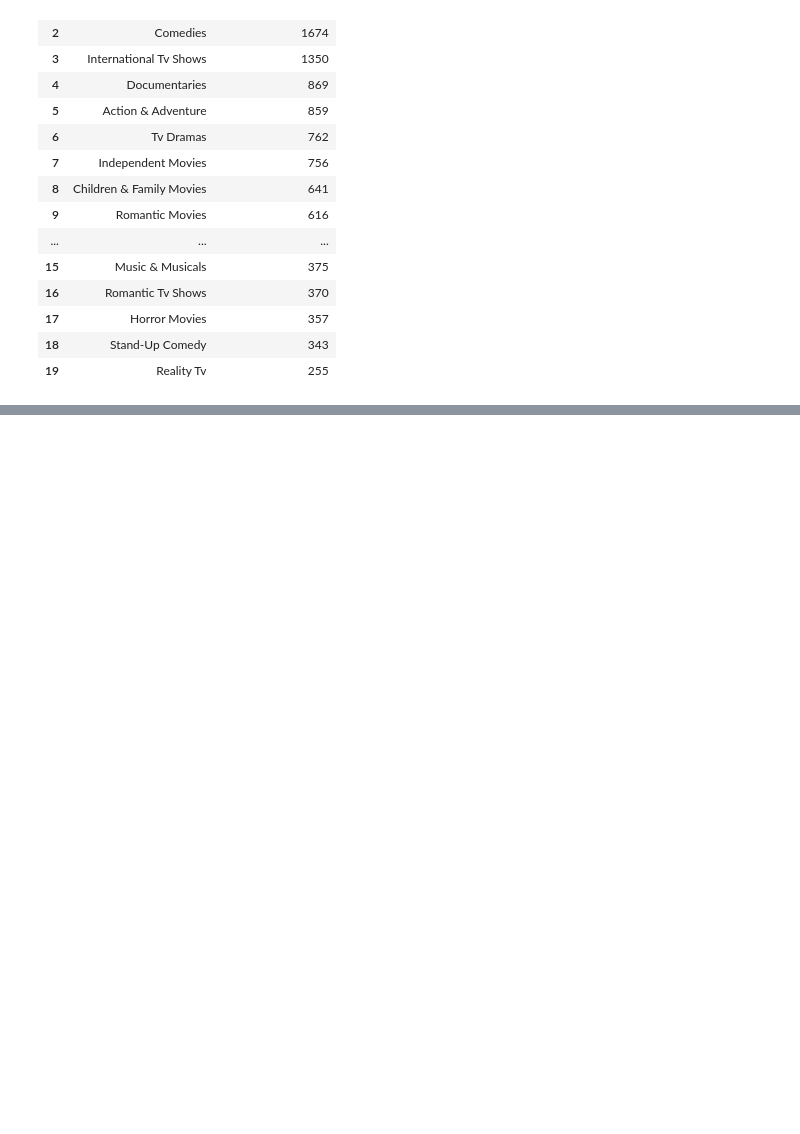
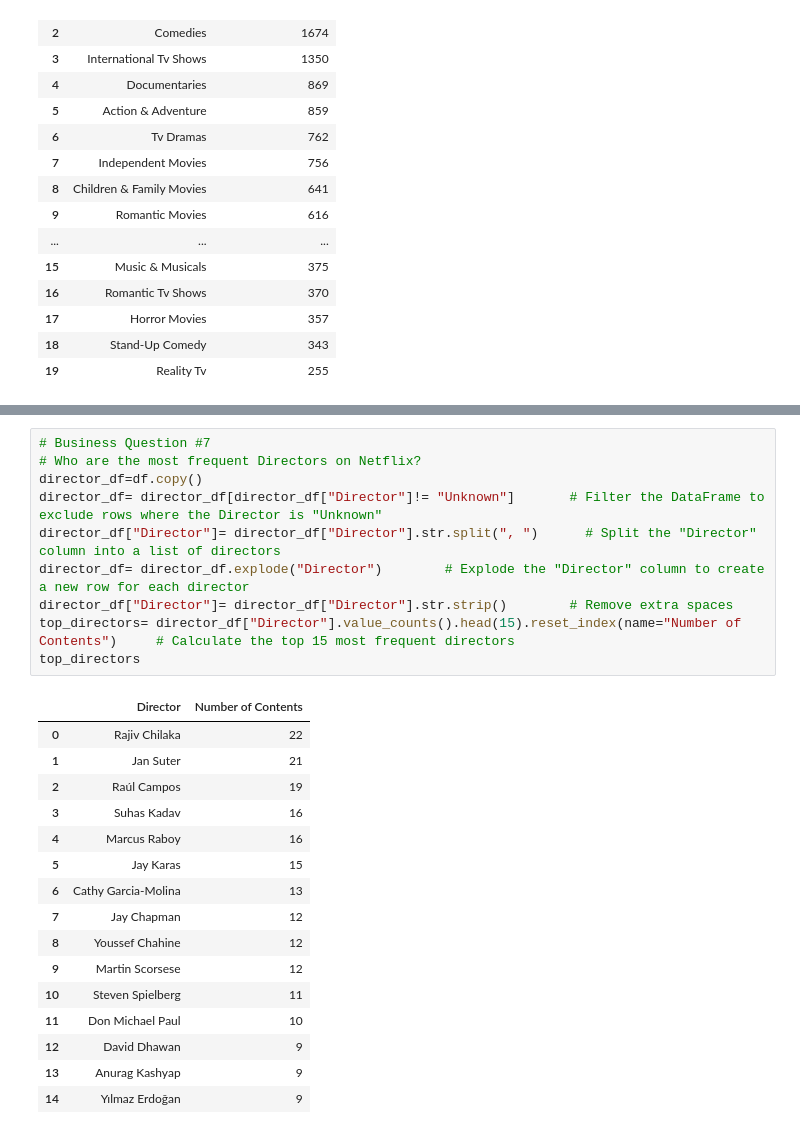
Before and after one commit to mertechcloud/Netflix-Content-Analytics, a Jupyter notebook: Notebooks/03_exploratory_data_analysis.ipynb, the cells around one changed output, grey strips where cells are left out. Saved outputs shown, nothing was run; the diff lists cells and outputs as text; blank space fills up the shorter version.

```diff
--- a/Notebooks/03_exploratory_data_analysis.ipynb
+++ b/Notebooks/03_exploratory_data_analysis.ipynb
@@ -338,0 +455,27 @@ International Movies, Drama and Comedy-related genres are among the most common
+# %%
+# Business Question #7
+# Who are the most frequent Directors on Netflix?
+director_df=df.copy()
+director_df= director_df[director_df["Director"]!= "Unknown"]       # Filter the DataFrame to exclude rows where the Director is "Unknown"
+director_df["Director"]= director_df["Director"].str.split(", ")      # Split the "Director" column into a list of directors
+director_df= director_df.explode("Director")        # Explode the "Director" column to create a new row for each director
+director_df["Director"]= director_df["Director"].str.strip()        # Remove extra spaces
+top_directors= director_df["Director"].value_counts().head(15).reset_index(name="Number of Contents")     # Calculate the top 15 most frequent directors
+top_directors
+# %% [output]
+|  | Director | Number of Contents |
+| 0 | Rajiv Chilaka | 22 |
+| 1 | Jan Suter | 21 |
+| 2 | Raúl Campos | 19 |
+| 3 | Suhas Kadav | 16 |
+| 4 | Marcus Raboy | 16 |
+| 5 | Jay Karas | 15 |
+| 6 | Cathy Garcia-Molina | 13 |
+| 7 | Jay Chapman | 12 |
+| 8 | Youssef Chahine | 12 |
+| 9 | Martin Scorsese | 12 |
+| 10 | Steven Spielberg | 11 |
+| 11 | Don Michael Paul | 10 |
+| 12 | David Dhawan | 9 |
+| 13 | Anurag Kashyap | 9 |
+| 14 | Yılmaz Erdoğan | 9 |
```
Also changed, not shown: parts of 22 cells of this notebook, 8 other files.
